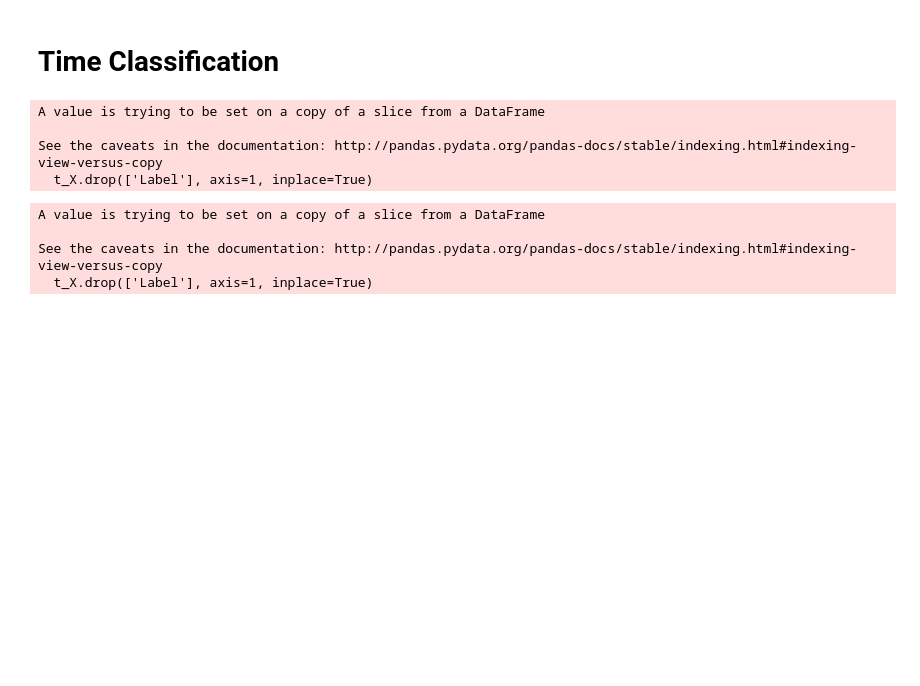
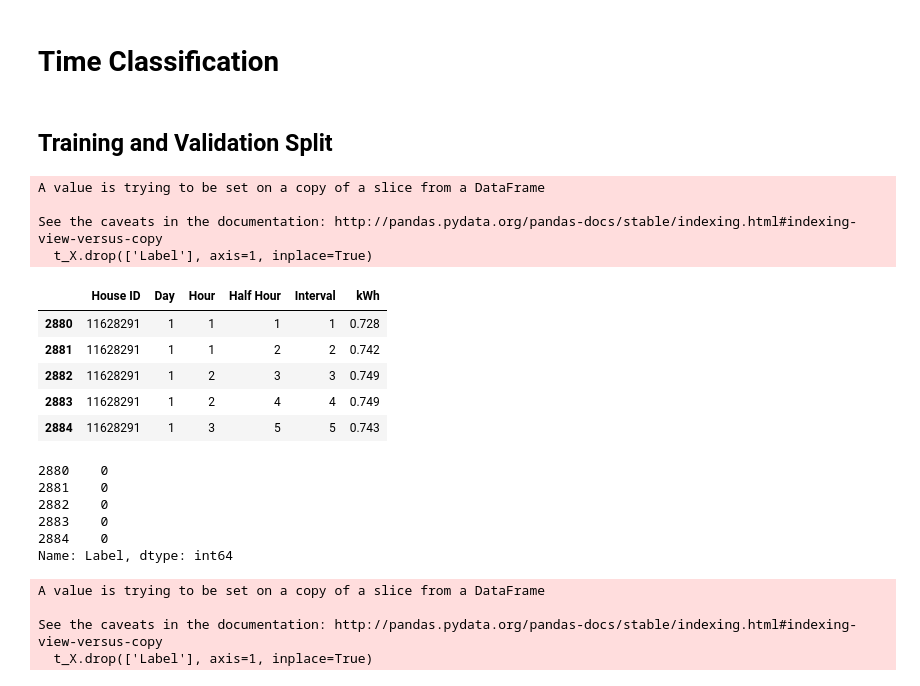
Before and after one commit to torenunez/udacity-mlnd-capstone, a Jupyter notebook: ev_capstone.ipynb, the cells around one changed output. Cells and saved outputs as stored; diff of their text form; code cells hidden in the pictures; blank space fills up the shorter version.

```diff
--- a/ev_capstone.ipynb
+++ b/ev_capstone.ipynb
@@ -266,6 +246,8 @@ array([[244,  26],
        [ 35,  93]])
 # %% [markdown]
 # Time Classification
+# %% [markdown]
+## Training and Validation Split
 # %%
 X_train_time, y_train_time = ev.transform_house_subset_to_time(
     X_train_house,
@@ -277,6 +259,22 @@ A value is trying to be set on a copy of a slice from a DataFrame
 
 See the caveats in the documentation: http://pandas.pydata.org/pandas-docs/stable/indexing.html#indexing-view-versus-copy
   t_X.drop(['Label'], axis=1, inplace=True)
+# %%
+display(X_train_time.head())
+display(y_train_time.head())
+# %% [output]
+|  | House ID | Day | Hour | Half Hour | Interval | kWh |
+| 2880 | 11628291 | 1 | 1 | 1 | 1 | 0.728 |
+| 2881 | 11628291 | 1 | 1 | 2 | 2 | 0.742 |
+| 2882 | 11628291 | 1 | 2 | 3 | 3 | 0.749 |
+| 2883 | 11628291 | 1 | 2 | 4 | 4 | 0.749 |
+| 2884 | 11628291 | 1 | 3 | 5 | 5 | 0.743 |
+2880    0
+2881    0
+2882    0
+2883    0
+2884    0
+Name: Label, dtype: int64
 # %%
 X_valid_time, y_valid_time = ev.transform_house_subset_to_time(
     X_valid_house,
```
Also changed, not shown: parts of 54 cells of this notebook, 1 other file.
